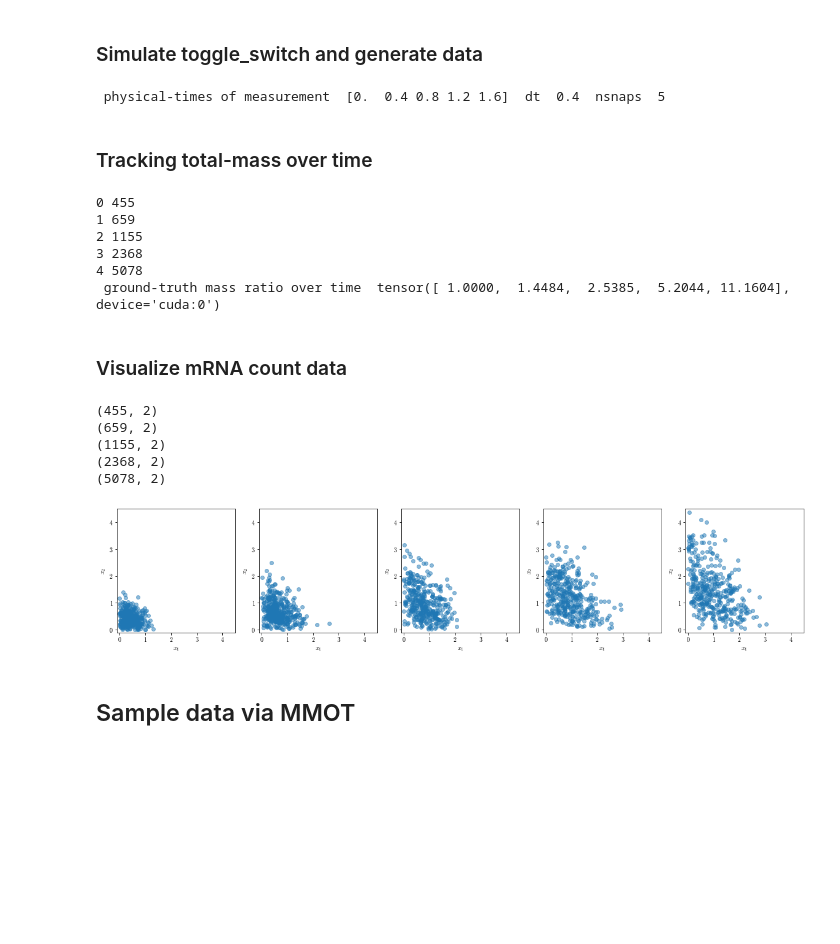
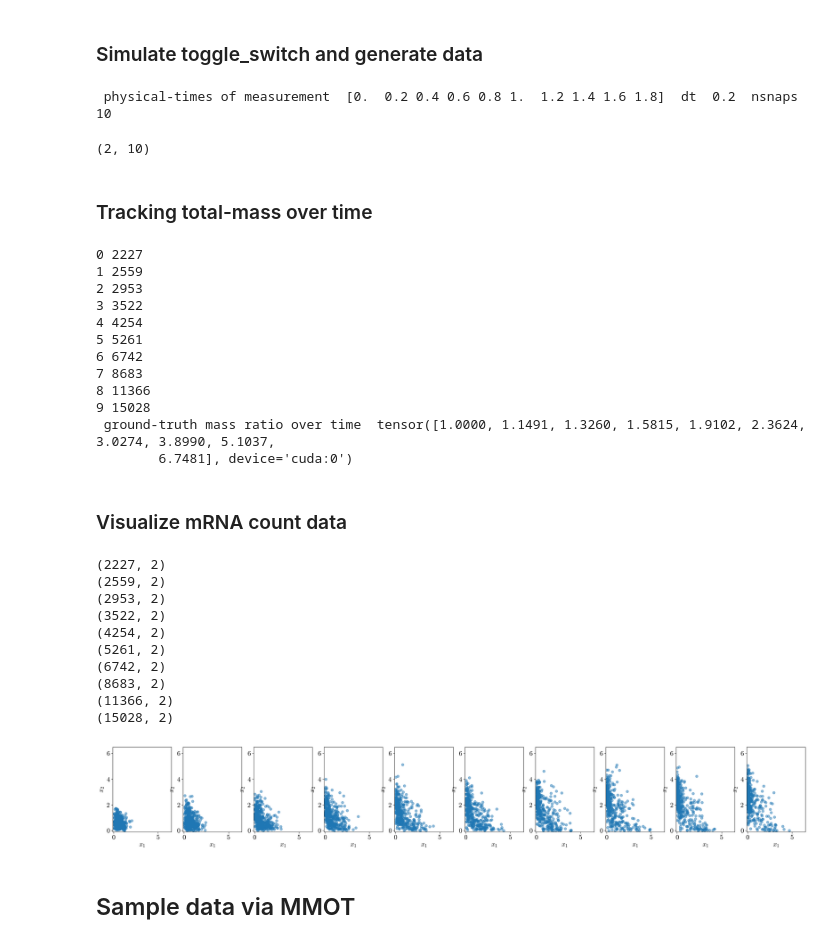
Before and after one commit to SuryanarayanaMK/PFI, a Jupyter notebook: Flow_matching_growth.ipynb, the cells around one changed output. Cells and saved outputs as stored; diff of their text form; code cells hidden in the pictures; blank space fills up the shorter version.

```diff
--- a/Flow_matching_growth.ipynb
+++ b/Flow_matching_growth.ipynb
@@ -59,14 +74,15 @@ def toggle_switch(x,model_params_):
 
 def g_rate(x1,x2,gr):
     """Growth propensity based on gene2 expression."""
-    return gr*( ((x2**2) / (1 + x2**2)) + ((x1**2) / (1 + x1**2)) ) #gr*( ((x2**2) / (1 + x2**2)) )
+    return  gr*( 1.0*(x2**2)/(1+x2**2)  + 0.0*(x1**2)/(1+x1**2) )
 
+#return  gr*( (x2**2) / (2 + x2**2)  ) #gr*( ((x2**2) / (1 + x2**2)) + ((x1**2) / (1 + x1**2)) )
 
 def simulate_toggle_with_growth(nsamples, init, Nsnaps, Ndim, seed_, maxiter, model_params, vol, gr, growth_flag=False, reaction_flag=False):
     dt = 0.01; lx = 1
     np.random.seed(seed_)
 
-    xold = init + 0*np.zeros((Ndim, nsamples))  # shape (Ndim, nsamples)
+    xold = init + 0.1*np.random.normal(0,1, (Ndim, nsamples)) #0*np.zeros((Ndim, nsamples))  # shape (Ndim, nsamples)
     tt = np.zeros(Nsnaps)
     samples_fullx = []  # will store a list of arrays with shape (n(t), Ndim)
 
@@ -85,7 +101,7 @@ def simulate_toggle_with_growth(nsamples, init, Nsnaps, Ndim, seed_, maxiter, mo
                 xnew = np.where(xnew < 0, xold, xnew)
                 xold = xnew + 0;
             else:
-                fval = 0.1*toggle_switch(xold.T, model_params).T  # (Ndim, nsamples)
+                fval = 0.01*toggle_switch(xold.T, model_params).T  # (Ndim, nsamples)
                 noise = np.sqrt(fval + 0.1*lx * xold) * np.sqrt(dt) * np.random.normal(0, 1, xold.shape)
                 xnew = xold + dt * (fval - 0.1*lx * xold) + (1 / np.sqrt(vol)) * noise
 
@@ -106,14 +122,17 @@ def simulate_toggle_with_growth(nsamples, init, Nsnaps, Ndim, seed_, maxiter, mo
 
     return samples_fullx, tt
 
-model_params = np.array([1., 3., 1.0, 1.0, 1.0, 2.0, 2.0])
+#### model_params = [a1, a2, b1, b2, K1, K2, n]
+model_params = np.array([2., 2., 1.0, 1.0, 1.0, 1.0, 4.0])
 
-Ndim = 2; vol = 5; nsamples = 401; Nsnaps = 5; seed = 0; maxiter = 201;
+Ndim = 2; vol = 4.0; nsamples = 2001; Nsnaps = 10; seed = 0; maxiter = 200;
 
-gr = 2; #growth-rate
+gr = 2.0; #growth-rate
 growth_flag_ = True; # Set True if growth is modeled
 reaction_flag_ = True; # Set True if the reaction is modeled
-samples_full, tt = simulate_toggle_with_growth(nsamples,np.zeros((Ndim, nsamples)),Nsnaps,Ndim,seed,maxiter,model_params,vol,gr,\
+init = np.random.uniform(0.25,0.75,(Ndim,nsamples)) + 0;
+# init[0,:] = init[0,:] ;
+samples_full, tt = simulate_toggle_with_growth(nsamples,init,Nsnaps,Ndim,seed,maxiter,model_params,vol,gr,\
                                                growth_flag=growth_flag_,reaction_flag=reaction_flag_);
 samples_full = samples_full[:]
 nsnaps = len(samples_full);
@@ -121,11 +140,14 @@ tt = tt[:]
 dt = tt[1] - tt[0];
 print(" physical-times of measurement ", tt, " dt ", dt, " nsnaps ", nsnaps)
 # %% [output]
- physical-times of measurement  [0.  0.4 0.8 1.2 1.6]  dt  0.4  nsnaps  5
+ physical-times of measurement  [0.  0.2 0.4 0.6 0.8 1.  1.2 1.4 1.6 1.8]  dt  0.2  nsnaps  10
+# %%
+np.random.uniform(0,1,(2,10)).shape
+# %% [output]
+(2, 10)
 # %% [markdown]
 ### Tracking total-mass over time
 # %%
-nsamples = samples_full[0].shape[0]; # This is set b
 mass_vec = np.ones((nsnaps,))
 print(0, len(samples_full[0]))
 for k in range(1,nsnaps):
@@ -134,31 +156,42 @@ for k in range(1,nsnaps):
 mass_vec = torch.tensor(mass_vec,dtype=torch.float32,device=device)
 print(" ground-truth mass ratio over time ", mass_vec)
 # %% [output]
-0 455
-1 659
-2 1155
-3 2368
-4 5078
- ground-truth mass ratio over time  tensor([ 1.0000,  1.4484,  2.5385,  5.2044, 11.1604], device='cuda:0')
+0 2227
+1 2559
+2 2953
+3 3522
+4 4254
+5 5261
+6 6742
+7 8683
+8 11366
+9 15028
+ ground-truth mass ratio over time  tensor([1.0000, 1.1491, 1.3260, 1.5815, 1.9102, 2.3624, 3.0274, 3.8990, 5.1037,
+        6.7481], device='cuda:0')
 # %% [markdown]
 ### Visualize mRNA count data
 # %%
 for k in range(0, len(samples_full)):
     plt.subplot(1,len(samples_full),k+1)
     print(samples_full[k].shape)
     ind_s = np.arange(0,samples_full[k].shape[0])
     np.random.shuffle(ind_s)
     plt.scatter(samples_full[k][ind_s[0:400],0],samples_full[k][ind_s[0:400],1],alpha=0.5)
-    plt.xlim(-0.1,4.5); plt.ylim(-0.1,4.5)
+    plt.xlim(-0.1,6.5); plt.ylim(-0.1,6.5)
     plt.xlabel(r'$x_1$'); plt.ylabel(r'$x_2$')
-plt.gcf().set_size_inches(20,3.7)
+plt.gcf().set_size_inches(30,3.7)
 # %% [output]
-(455, 2)
-(659, 2)
-(1155, 2)
-(2368, 2)
-(5078, 2)
+(2227, 2)
+(2559, 2)
+(2953, 2)
+(3522, 2)
+(4254, 2)
+(5261, 2)
+(6742, 2)
+(8683, 2)
+(11366, 2)
+(15028, 2)
-[figure, old version]
+[figure, new version]
 # %% [markdown]
 ## Sample data via MMOT
 # %%
```
Also changed, not shown: parts of 26 cells of this notebook.
